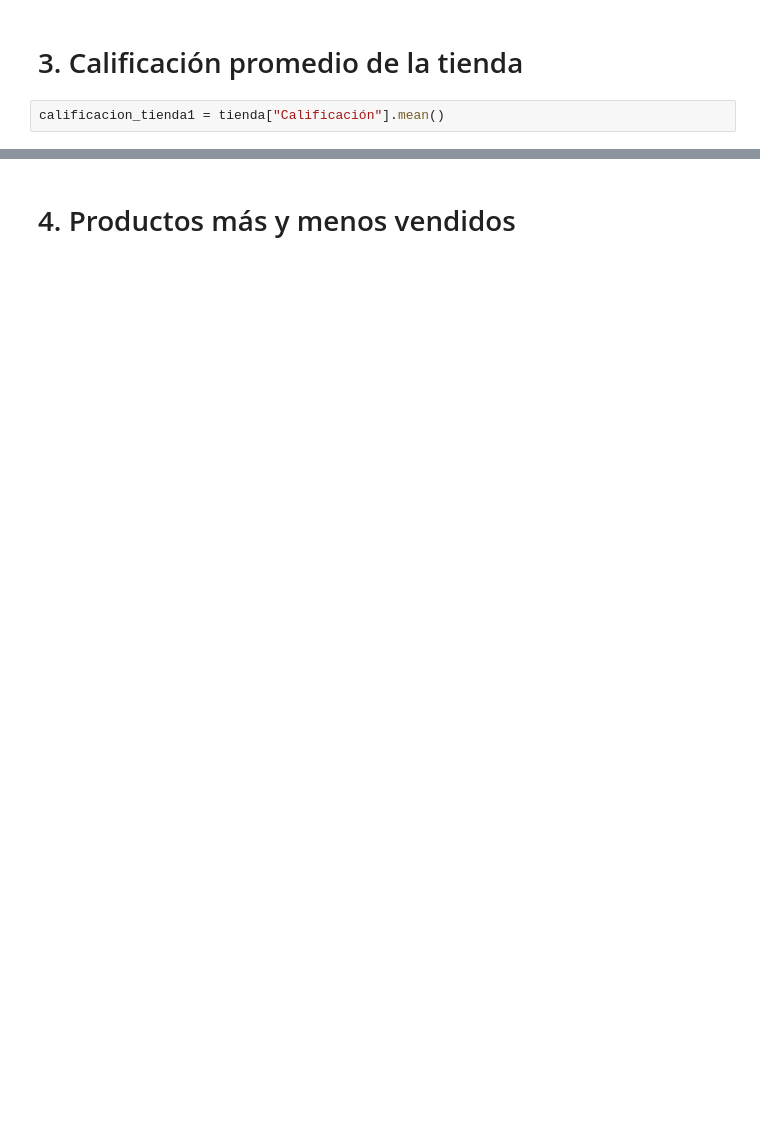
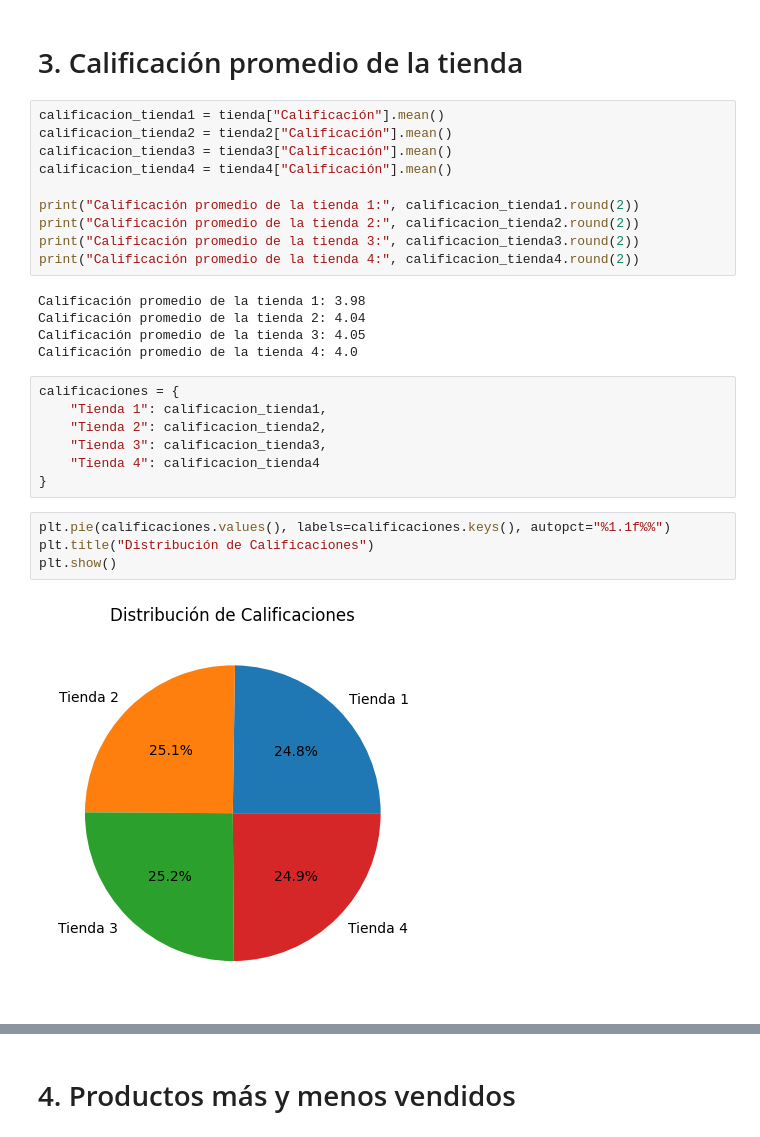
Before and after one commit to pame-olguin/challenge1-data-science-latam, a Jupyter notebook: AluraStoreLatam.ipynb, the cells around one changed output, grey strips where cells are left out. Cells and saved outputs as stored; diff of their text form; blank space fills up the shorter version.

```diff
--- a/AluraStoreLatam.ipynb
+++ b/AluraStoreLatam.ipynb
@@ -197,4 +210,30 @@ plt.show()
 # %% [markdown]
 # 3. Calificación promedio de la tienda
-# %%
-calificacion_tienda1 = tienda["Calificación"].mean()
+# %%
+calificacion_tienda1 = tienda["Calificación"].mean()
+calificacion_tienda2 = tienda2["Calificación"].mean()
+calificacion_tienda3 = tienda3["Calificación"].mean()
+calificacion_tienda4 = tienda4["Calificación"].mean()
+
+print("Calificación promedio de la tienda 1:", calificacion_tienda1.round(2))
+print("Calificación promedio de la tienda 2:", calificacion_tienda2.round(2))
+print("Calificación promedio de la tienda 3:", calificacion_tienda3.round(2))
+print("Calificación promedio de la tienda 4:", calificacion_tienda4.round(2))
+# %% [output]
+Calificación promedio de la tienda 1: 3.98
+Calificación promedio de la tienda 2: 4.04
+Calificación promedio de la tienda 3: 4.05
+Calificación promedio de la tienda 4: 4.0
+# %%
+calificaciones = {
+    "Tienda 1": calificacion_tienda1,
+    "Tienda 2": calificacion_tienda2,
+    "Tienda 3": calificacion_tienda3,
+    "Tienda 4": calificacion_tienda4
+}
+# %%
+plt.pie(calificaciones.values(), labels=calificaciones.keys(), autopct="%1.1f%%")
+plt.title("Distribución de Calificaciones")
+plt.show()
+# %% [output]
+[figure, added]
```
Also changed, not shown: parts of 11 cells of this notebook.
